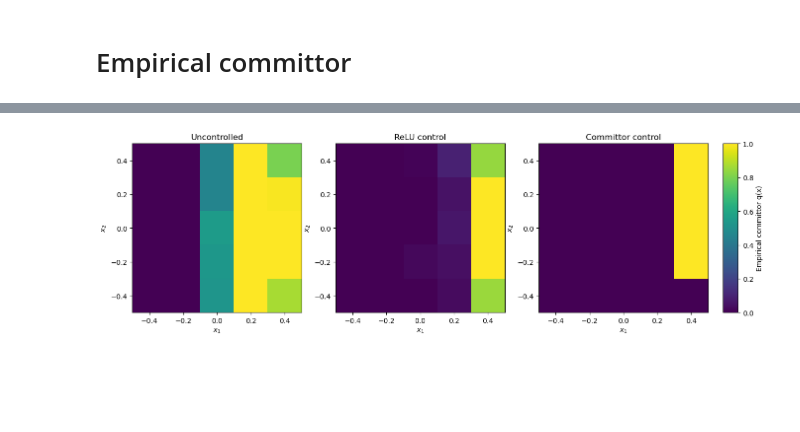
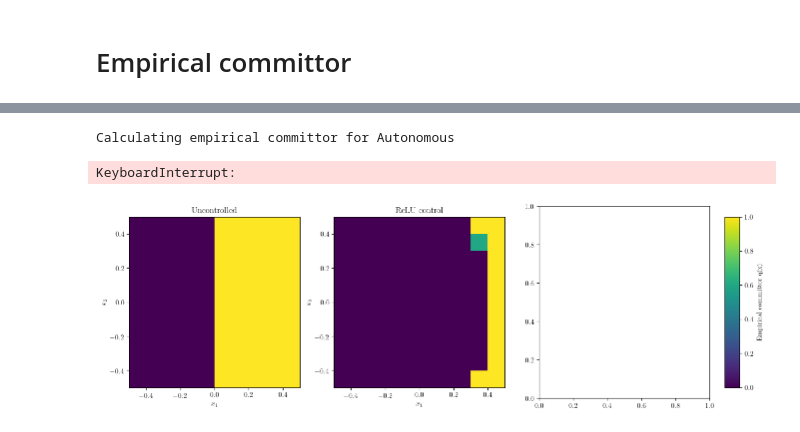
Before and after one commit to Asagodi/committor_control, a Jupyter notebook: estimation_test.ipynb, the cells around one changed output, grey strips where cells are left out. Saved outputs shown, nothing was run; the diff lists cells and outputs as text; code cells hidden in the pictures; blank space fills up the shorter version.

Commit message:
erf quad comparison

```diff
--- a/estimation_test.ipynb
+++ b/estimation_test.ipynb
@@ -878,4 +587,0 @@ def high_precision_control(xs: np.ndarray, a: float, r: float, D: float, precisi
-# %%
-print("hatlambda = {:.2f}".format(tracker.lambda_history[-1]))
-D = tracker.noise_strength / dim
-print("hatD = {:.4f}".format(D))
@@ -1112,0 +929,16 @@ NameError: name 'unstable_mode_control' is not defined
+# %%
+# Access trajectories like before:
+all_X_uncontrolled = all_results["Autonomous"]
+all_X_relu_ctrld = all_results["ReLU"]
+
+
+trajectories_info = {
+    "Autonomous": (all_X_uncontrolled, "red"),
+    "ReLU control": (all_X_relu_ctrld, "orange"),
+}
+
+fig, ax = plt.subplots(figsize=(6,6))
+plot_trajectories(ax, trajectories_info, tracker, show_n=5, title=None)
+#fig.savefig(f"figures/singletraj_comparison_rs{seed}.pdf", bbox_inches='tight')
+#fig.savefig(f"figures/singletraj_comparison_rs{seed}.png", dpi=300, bbox_inches='tight')
+plt.show()
@@ -1188,0 +1055,16 @@ KeyboardInterrupt:
+# %%
+lambda_est = tracker.lambda_history[-1]
+l_unstable_est = tracker.lu_history[-1]
+D_est = 2*tracker.noise_history[-1] / dim
+b_est = tracker.b_history[-1]
+
+sim_uncontrolled = partial(generic_simulation, control_func=None)
+sim_relu = partial(generic_simulation, control_func=partial(relu_feedback, l_unstable=l_unstable_est, lambda_u=lambda_est, D=D_est, x_fp=b_est, r_neigh=0.5))
+sim_committor = partial(generic_simulation, control_func=partial(high_precision_feedback, l_unstable=l_unstable_est, lambda_u=lambda_est, D=D_est, x_fp=b_est, r_neigh=0.5))
+# %%
+grid, q_uncontrolled = empirical_committor_grid(sim_uncontrolled, D=2*D, n_traj=5, T=2000, dt=0.01, num_points=10, desc="Autonomous")
+_, q_relu = empirical_committor_grid(sim_relu, D=2*D, n_traj=5, T=2000, dt=0.01, num_points=10, desc="ReLU control")
+_, q_comm = empirical_committor_grid(sim_committor, D=2*D, n_traj=5, T=2000, dt=0.01, num_points=10, desc="Committor control")
+# %% [output]
+Calculating empirical committor for Autonomous
+KeyboardInterrupt:
@@ -1189,27 +1075,26 @@ KeyboardInterrupt:
 # %%
-import matplotlib.pyplot as plt
 
 # Plot results
 fig, axs = plt.subplots(1, 3, figsize=(15, 5))
 for ax, q, title in zip(
     axs,
-    [q_uncontrolled, q_relu, q_comm],
-    ["Uncontrolled", "ReLU control", "Committor control"]
+    [q_uncontrolled, q_relu],
+    ["Uncontrolled", "ReLU control"]
 ):
     im = ax.imshow(q, origin='lower', extent=[-0.5, 0.5, -0.5, 0.5],
                    vmin=0, vmax=1, cmap="viridis")
     ax.set_title(title)
     ax.set_xlabel("$x_1$")
     ax.set_ylabel("$x_2$")
 
 # Get the bounding box of the subplots (they all have same y)
 pos = axs[0].get_position()
 
 # Place colorbar all the way to the right, matching subplot height
 cbar_ax = fig.add_axes([0.92, pos.y0, 0.02, pos.height])
 cbar = fig.colorbar(im, cax=cbar_ax, orientation='vertical')
 cbar.set_label("Empirical committor q(x)")
 
 plt.show()
 # %% [output]
-[figure, old version]
+[figure, new version]
```
Also changed, not shown: parts of 34 cells of this notebook.
